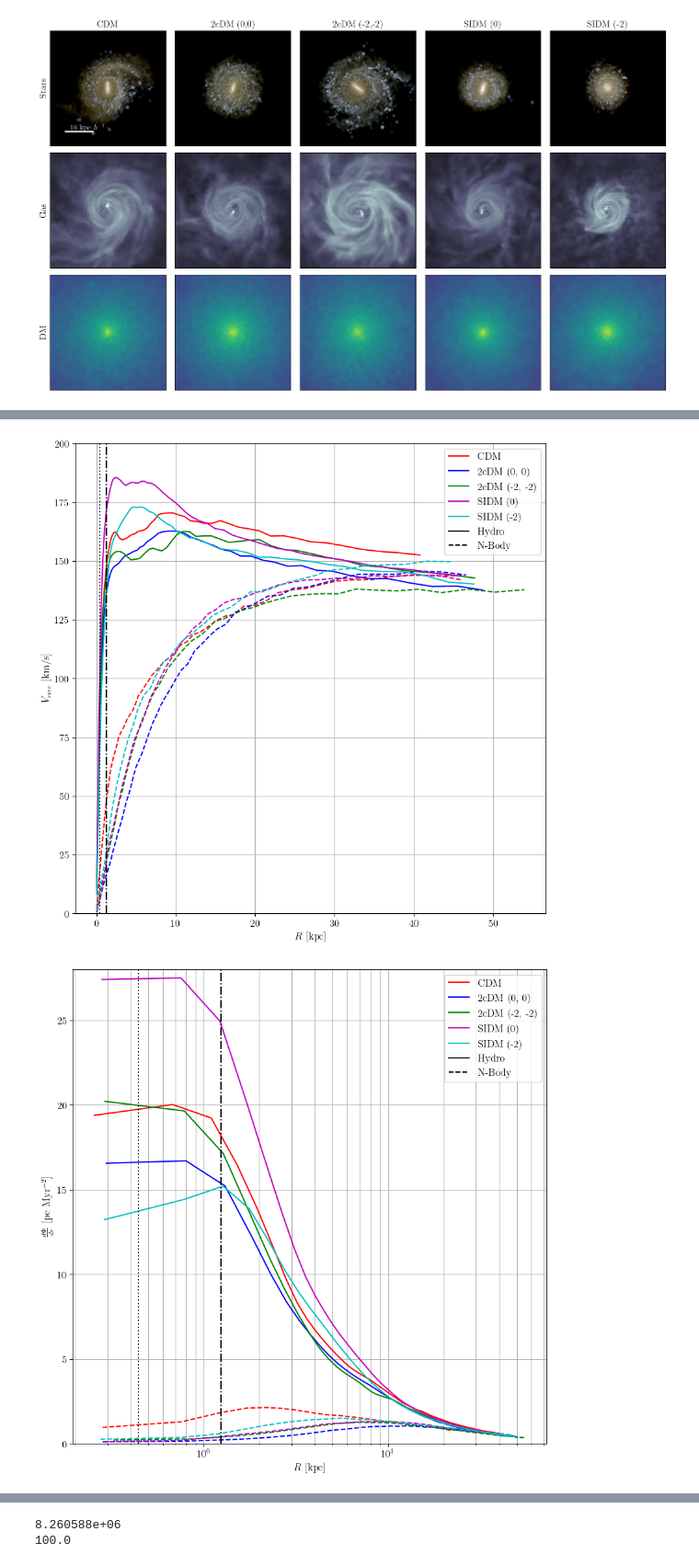
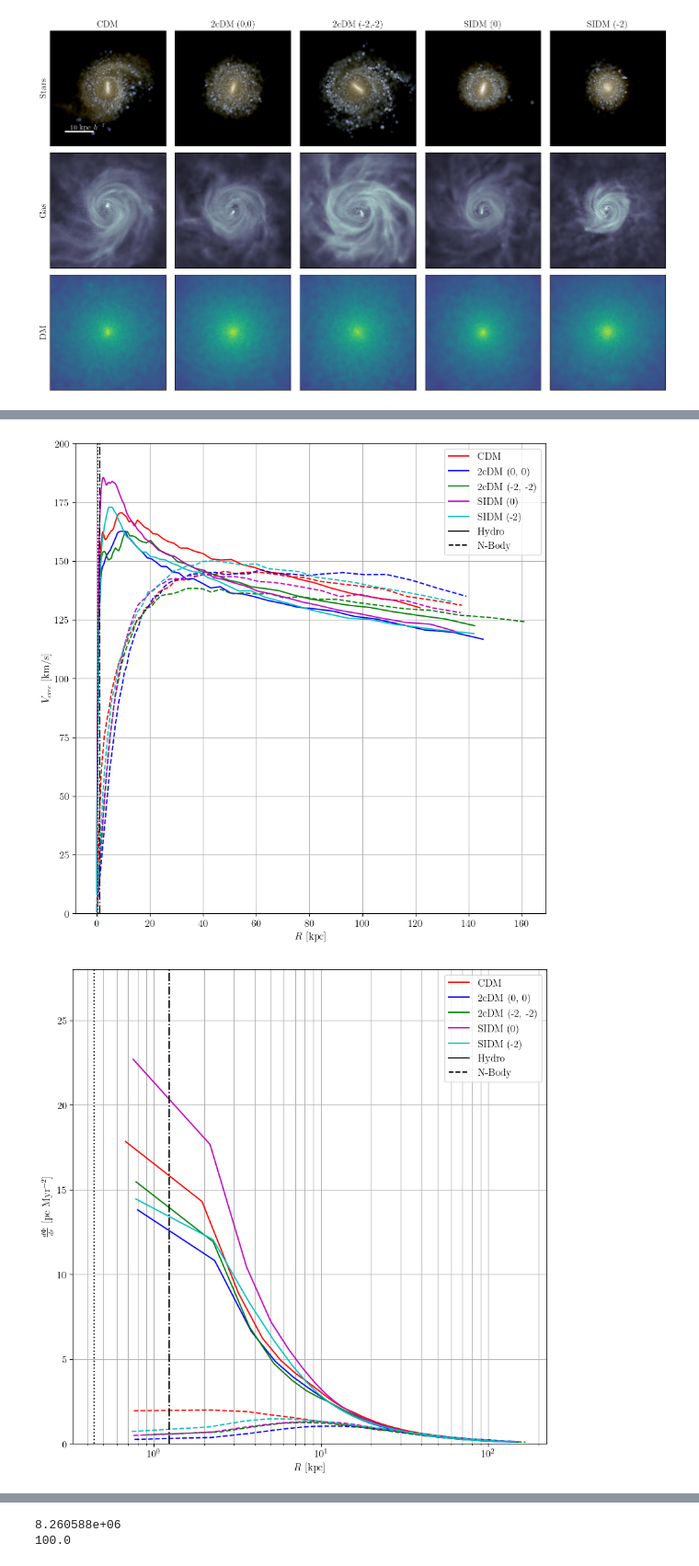
Before and after one commit to rtlow/2cDM_paperII, a Jupyter notebook: jupyter/subhalo_particle_analysis.ipynb, the cells around one changed output, grey strips where cells are left out. Shown at 92% size. Drawn from its saved outputs; the diff is of its cells as text; code cells hidden in the pictures.

```diff
--- a/jupyter/subhalo_particle_analysis.ipynb
+++ b/jupyter/subhalo_particle_analysis.ipynb
@@ -233,7 +233,7 @@ for run_n in runs:
 
     pynbody.analysis.center(h[0])
 
-    pdm_3d = profile.Profile(f.dm, rmin = 0.1 * softening_length, rmax = h[0].properties['SubhaloHalfmassRad'], ndim = 3)
+    pdm_3d = profile.Profile(f.dm, rmin = 0.1 * softening_length, rmax = 3 * h[0].properties['SubhaloHalfmassRad'], ndim = 3)
 
     # styling
     linestyle = dashings[run.baryon_type]
@@ -291,7 +291,7 @@ for run_n in runs:
 
     pynbody.analysis.faceon(h[0])
 
-    pdm_3d = profile.Profile(h[0], rmin = 0.1 * softening_length, rmax = h[0].properties['SubhaloHalfmassRad'], type='log')
+    pdm_3d = profile.Profile(h[0], rmin = 0.1 * softening_length, rmax = 3 * h[0].properties['SubhaloHalfmassRad'], type='log')
 
     # styling
     linestyle = dashings[run.baryon_type]
@@ -326,7 +326,7 @@ plt.legend()
 
 plt.savefig(out_path + 'vcirc_profiles.pdf')
 # %% [output]
-[figure, old version]
+[figure, new version]
 # %%
 fig, ax = plt.subplots(1, 1, figsize=[10, 10])
 
@@ -344,7 +344,7 @@ for run_n in runs:
 
     pynbody.analysis.faceon(h[0])
 
-    pdm_3d = profile.Profile(f, rmin = 0.1 * softening_length, rmax = h[0].properties['SubhaloHalfmassRad'])
+    pdm_3d = profile.Profile(f, rmin = 0.1 * softening_length, rmax = 3 * h[0].properties['SubhaloHalfmassRad'])
 
     # styling
     linestyle = dashings[run.baryon_type]
@@ -353,34 +353,34 @@ for run_n in runs:
     else:
         color = colors[run.dm_type][str(run.powerLaws)]
 
     rbins = pdm_3d['rbins'].in_units('kpc')
     dpot = pdm_3d['d_pot'].in_units('pc Myr**-2')
 
     ax.plot(rbins,dpot,color=color, linestyle=linestyle)
 ax.vlines(softening_length, 0, 10**50, colors='k', linestyles='dotted')
 ax.vlines(2.8*softening_length, 0, 10**50, colors='k', linestyles='dashdot')
 
 ax.set_ylim([0, 28])
 ax.set_xlabel('$R$ [kpc]')
 ax.set_ylabel(r'$\frac{d \Phi}{dr}$ [pc Myr$^{-2}$]')
 # ax.set_yscale("log")
 ax.set_xscale("log")
 ax.grid(True, which="both", ls="-")
 ax.set_box_aspect(aspect=1)
 
 ax.plot([],[], label='CDM', color='r')
 ax.plot([],[], label='2cDM (0, 0)', color='b')
 ax.plot([],[], label='2cDM (-2, -2)', color='g')
 ax.plot([],[], label='SIDM (0)', color='m')
 ax.plot([],[], label='SIDM (-2)', color='c')
 ax.plot([],[], label='Hydro', color='k', linestyle='solid')
 ax.plot([],[], label='N-Body', color='k', linestyle='dashed')
 
 plt.legend()
 
 plt.savefig(out_path + 'dpot_profiles.pdf')
 # %% [output]
-[figure, old version]
+[figure, new version]
 # %%
 fig, ax = plt.subplots(1, 1, figsize=[10, 10])
 
```
Also changed, not shown: parts of 3 cells of this notebook, 5 other files.
